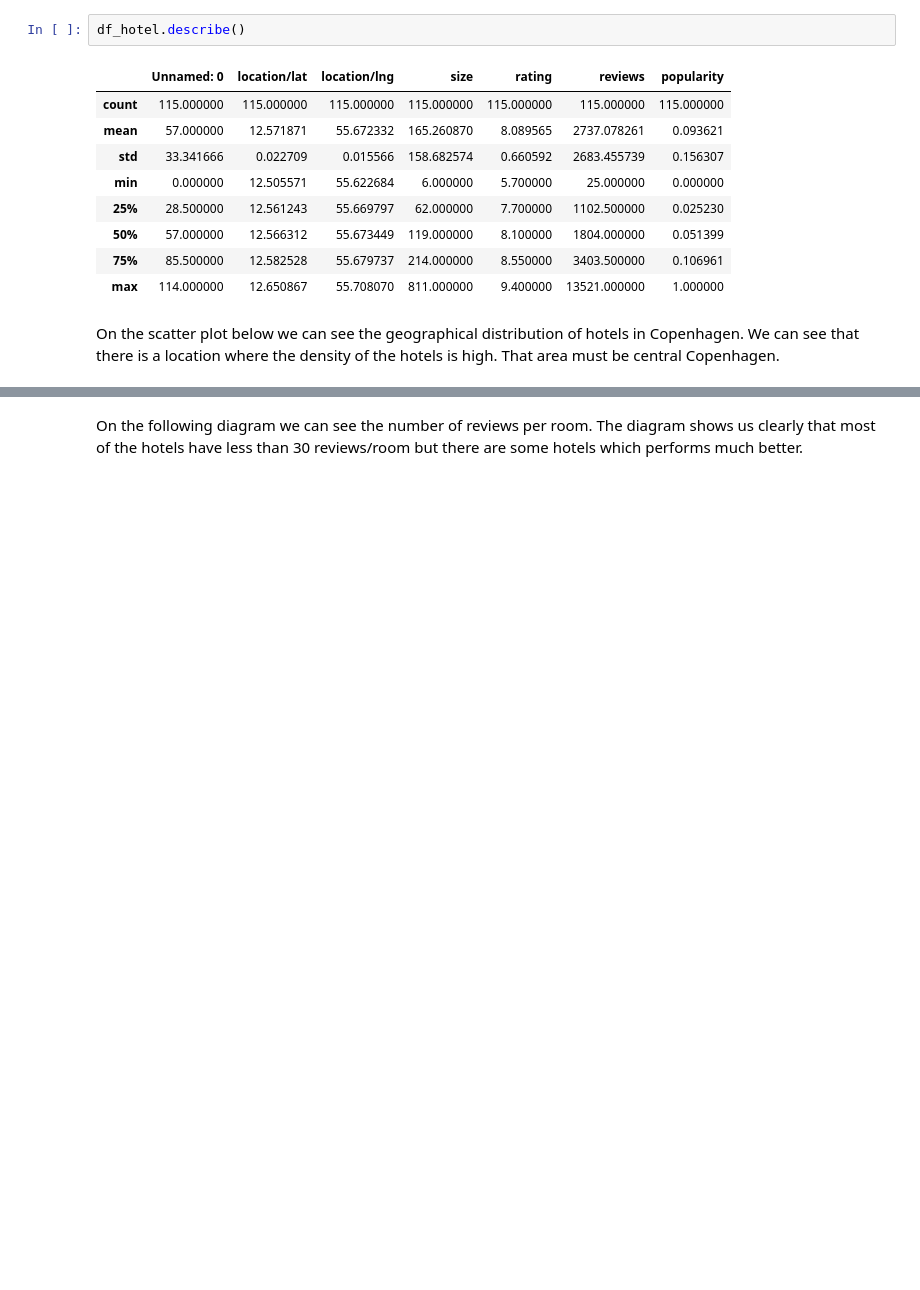
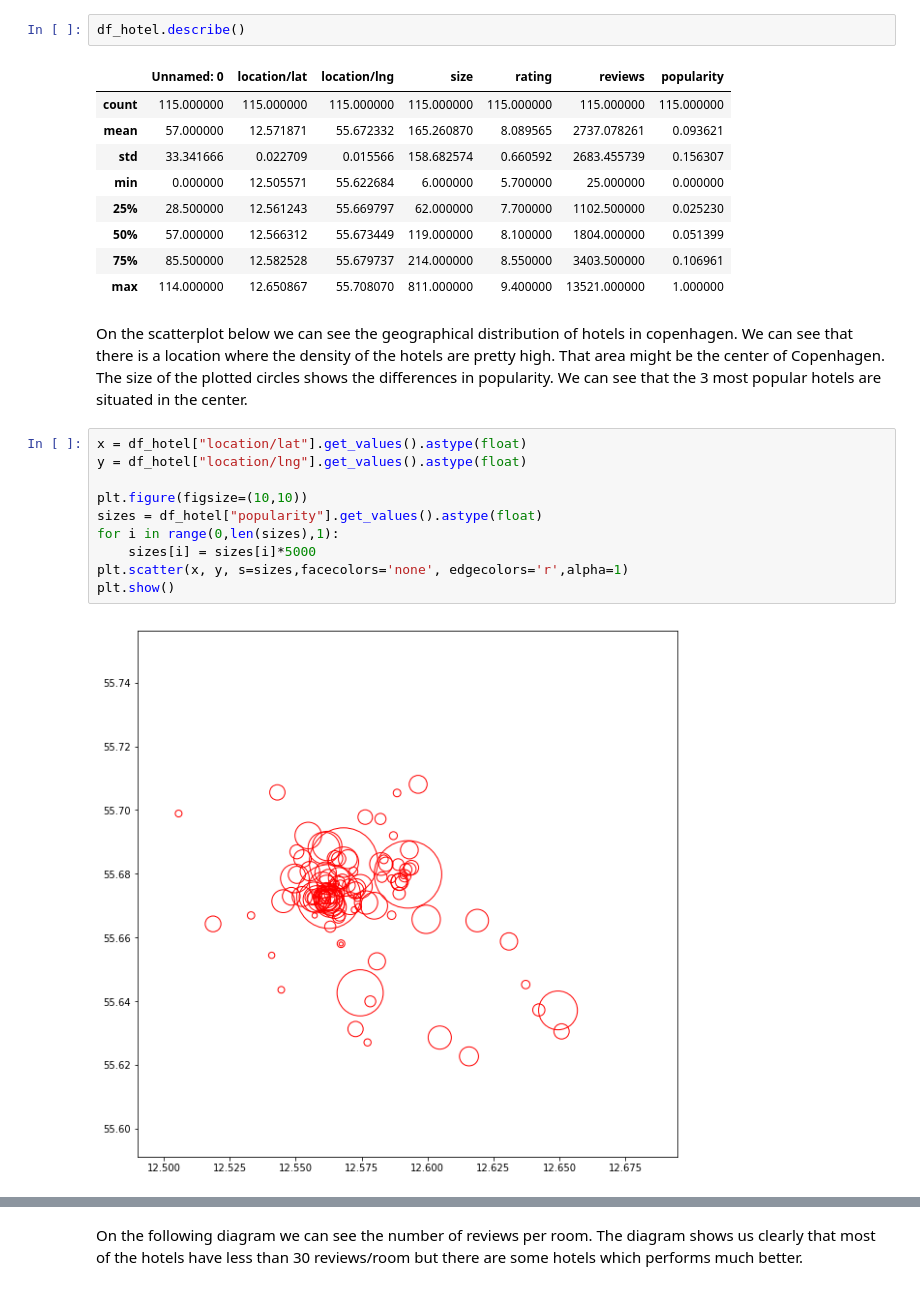
Before and after one commit to homboli/social_data, a Jupyter notebook: IPython Notebook (Draft).ipynb, the cells around one changed output, grey strips where cells are left out. Cells and saved outputs as stored; diff of their text form; blank space fills up the shorter version.

```diff
--- a/IPython Notebook (Draft).ipynb
+++ b/IPython Notebook (Draft).ipynb
@@ -707,4 +707,16 @@ df_hotel.describe()
 | 75% | 85.500000 | 12.582528 | 55.679737 | 214.000000 | 8.550000 | 3403.500000 | 0.106961 |
 | max | 114.000000 | 12.650867 | 55.708070 | 811.000000 | 9.400000 | 13521.000000 | 1.000000 |
 # %% [markdown]
-On the scatter plot below we can see the geographical distribution of hotels in Copenhagen. We can see that there is a location where the density of the hotels is high. That area must be central Copenhagen.
+On the scatterplot below we can see the geographical distribution of hotels in copenhagen. We can see that there is a location where the density of the hotels are pretty high. That area might be the center of Copenhagen. The size of the plotted circles shows the differences in popularity. We can see that the 3 most popular hotels are situated in the center.
+# %%
+x = df_hotel["location/lat"].get_values().astype(float)
+y = df_hotel["location/lng"].get_values().astype(float)
+
+plt.figure(figsize=(10,10))
+sizes = df_hotel["popularity"].get_values().astype(float)
+for i in range(0,len(sizes),1):
+    sizes[i] = sizes[i]*5000
+plt.scatter(x, y, s=sizes,facecolors='none', edgecolors='r',alpha=1)
+plt.show()
+# %% [output]
+[figure, added]
```
Also changed, not shown: parts of 20 cells of this notebook.
